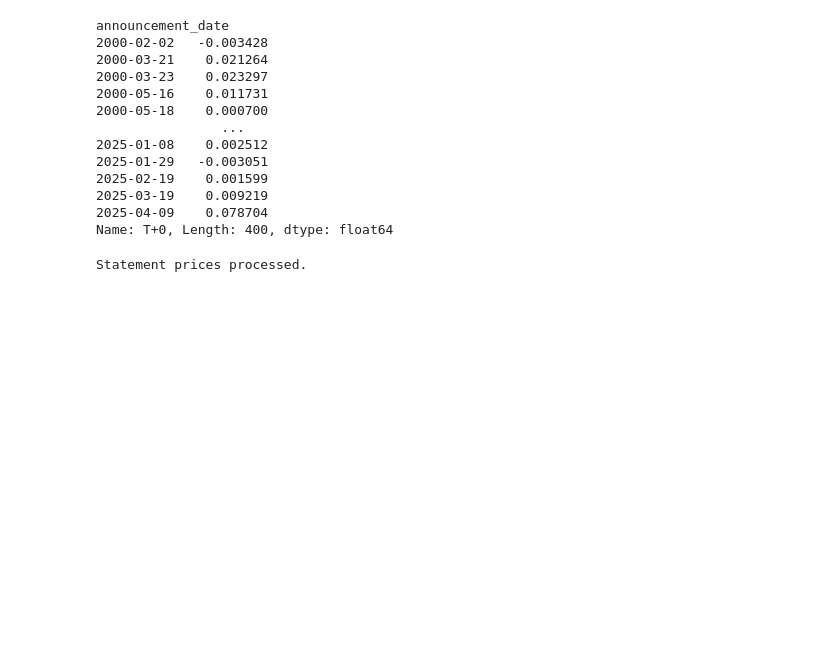
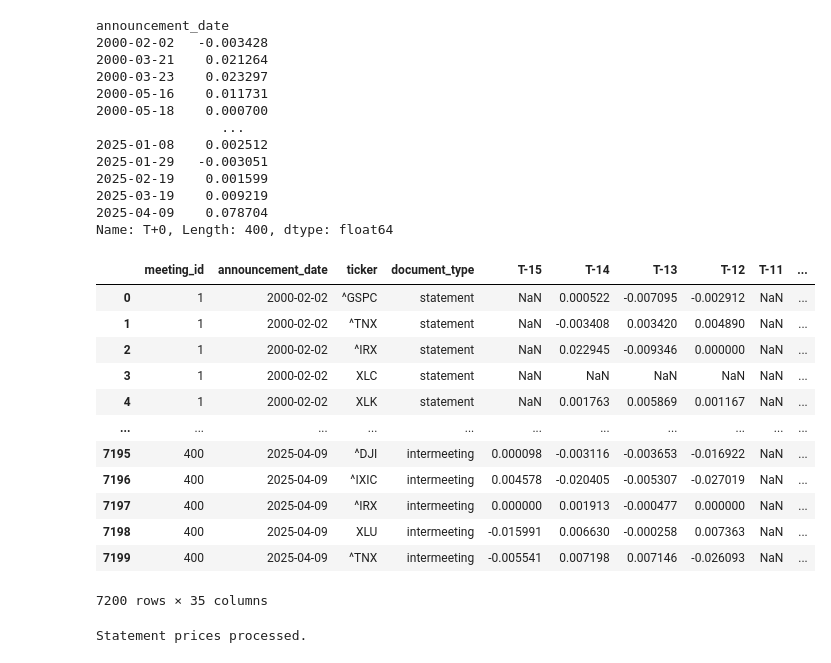
Before and after one commit to jonahnathan0/Fed_Announcements, a Jupyter notebook: Dataset_Build.ipynb, the cells around one changed output. Drawn from its saved outputs; the diff is of its cells as text; code cells hidden in the pictures; blank space fills up the shorter version.

```diff
--- a/Dataset_Build.ipynb
+++ b/Dataset_Build.ipynb
@@ -293,6 +339,22 @@ announcement_date
 2025-03-19    0.009219
 2025-04-09    0.078704
 Name: T+0, Length: 400, dtype: float64
+# %%
+combined_returns
+# %% [output]
+|  | meeting_id | announcement_date | ticker | document_type | T-15 | T-14 | T-13 | T-12 | T-11 | ... |
+| 0 | 1 | 2000-02-02 | ^GSPC | statement | NaN | 0.000522 | -0.007095 | -0.002912 | NaN | ... |
+| 1 | 1 | 2000-02-02 | ^TNX | statement | NaN | -0.003408 | 0.003420 | 0.004890 | NaN | ... |
+| 2 | 1 | 2000-02-02 | ^IRX | statement | NaN | 0.022945 | -0.009346 | 0.000000 | NaN | ... |
+| 3 | 1 | 2000-02-02 | XLC | statement | NaN | NaN | NaN | NaN | NaN | ... |
+| 4 | 1 | 2000-02-02 | XLK | statement | NaN | 0.001763 | 0.005869 | 0.001167 | NaN | ... |
+| ... | ... | ... | ... | ... | ... | ... | ... | ... | ... | ... |
+| 7195 | 400 | 2025-04-09 | ^DJI | intermeeting | 0.000098 | -0.003116 | -0.003653 | -0.016922 | NaN | ... |
+| 7196 | 400 | 2025-04-09 | ^IXIC | intermeeting | 0.004578 | -0.020405 | -0.005307 | -0.027019 | NaN | ... |
+| 7197 | 400 | 2025-04-09 | ^IRX | intermeeting | 0.000000 | 0.001913 | -0.000477 | 0.000000 | NaN | ... |
+| 7198 | 400 | 2025-04-09 | XLU | intermeeting | -0.015991 | 0.006630 | -0.000258 | 0.007363 | NaN | ... |
+| 7199 | 400 | 2025-04-09 | ^TNX | intermeeting | -0.005541 | 0.007198 | 0.007146 | -0.026093 | NaN | ... |
+7200 rows × 35 columns
 # %%
 # Define your get_trading_window function
 def get_trading_window(trading_dates, fed_date, returns_series, window=10):
```
Also changed, not shown: parts of 8 cells of this notebook, 4 other files.
